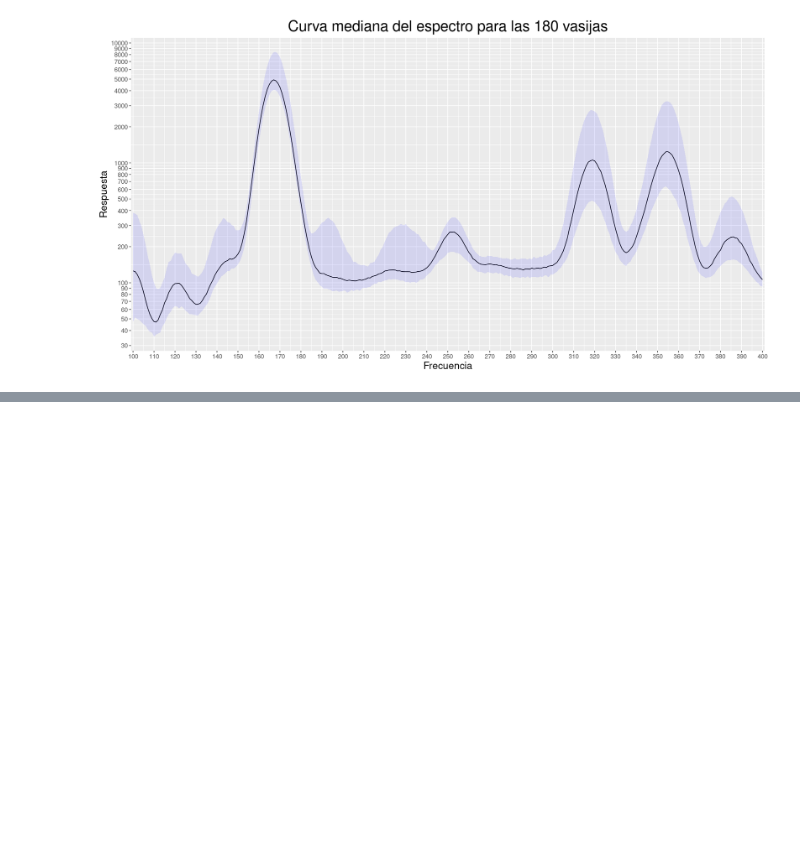
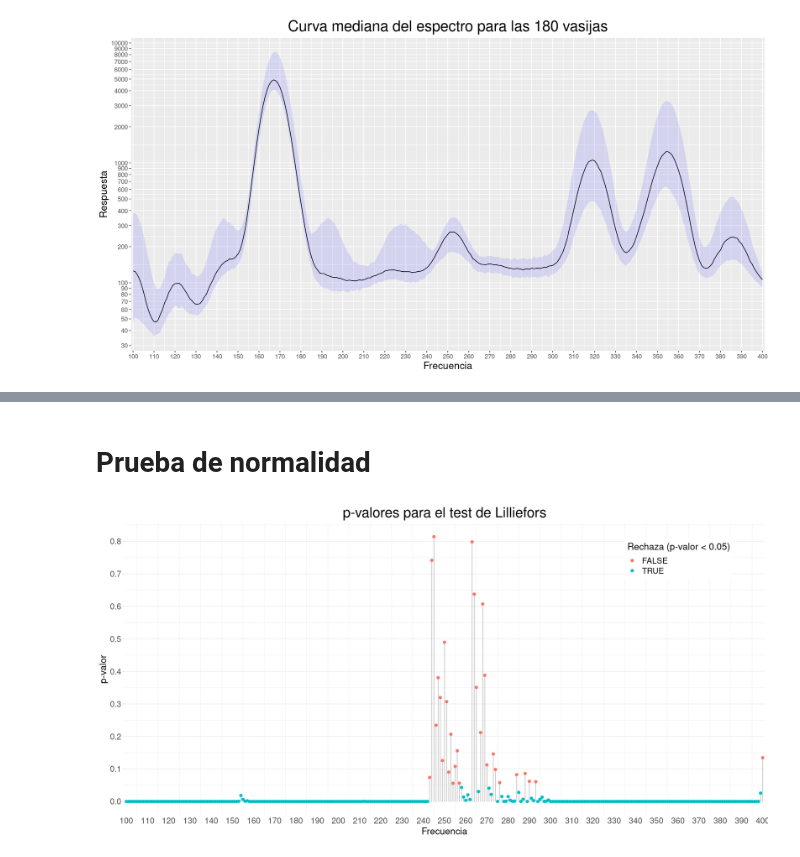
Before and after one commit to Lukas-De-Angelis-Riva/Aprendizaje-estadistico, a Jupyter notebook: trabajo_practico3/src/VisualizacionR.ipynb, the cells around one changed output, grey strips where cells are left out. Cells and saved outputs as stored; diff of their text form; code cells hidden in the pictures; blank space fills up the shorter version.

Commit message:
Subo los tests de normalidad

```diff
--- a/trabajo_practico3/src/VisualizacionR.ipynb
+++ b/trabajo_practico3/src/VisualizacionR.ipynb
@@ -47,0 +43,2 @@ sd(vasijas_Y)^2
+# %% [markdown]
+# Prueba de normalidad
@@ -47,0 +49,49 @@ sd(vasijas_Y)^2
+# %%
+options(warn=-1) # Borro el warning que lanza por repetidos.
+
+
+setSeed()
+
+X <- scale(vasijas_X)
+n <- length(X[, 1])
+ps <- c()
+for (i in 1:301) {
+    p <- lillie.test(X[, i])$p
+    ps <- c(ps, p)
+}
+
+options(warn=0)
+# %%
+x_plot = as.integer(sub('.', '', colnames(vasijas_X))) + 99
+
+data_plot <- data.frame(
+  x=x_plot,
+  y=ps,
+  col=ps<0.05
+)
+
+options(repr.plot.width=16, repr.plot.height=8)
+
+ggplot(data_plot, aes(x=x, y=y, col=col)) +
+  ggtitle("p-valores para el test de Lilliefors") +
+  geom_segment( aes(x=x, xend=x, y=0, yend=y), color="grey") +
+  geom_point(size=2) +
+  theme_light() +
+  theme(plot.title = element_text(hjust = 0.5, size = 24),
+        axis.text=element_text(size=14),
+        axis.title=element_text(size=16),
+        panel.grid.major.x = element_blank(),
+        panel.border = element_blank(),
+        axis.ticks.x = element_blank(),
+        legend.position = c(.95, .95),
+        legend.justification = c("right", "top"),
+        legend.box.just = "right",
+        legend.margin = margin(6, 6, 6, 6),
+        legend.title = element_text(size=16),
+        legend.text = element_text(size=14)) +
+  scale_x_continuous(breaks = seq(100, 400, by=10), expand = c(0,1)) +
+  scale_y_continuous(breaks = seq(0, 1, by=0.1)) +
+  guides(color=guide_legend("Rechaza (p-valor < 0.05)")) +
+  xlab("Frecuencia") + ylab("p-valor")
+# %% [output]
+[figure, added]
```
Also changed, not shown: parts of 7 cells of this notebook, 3 other files.
